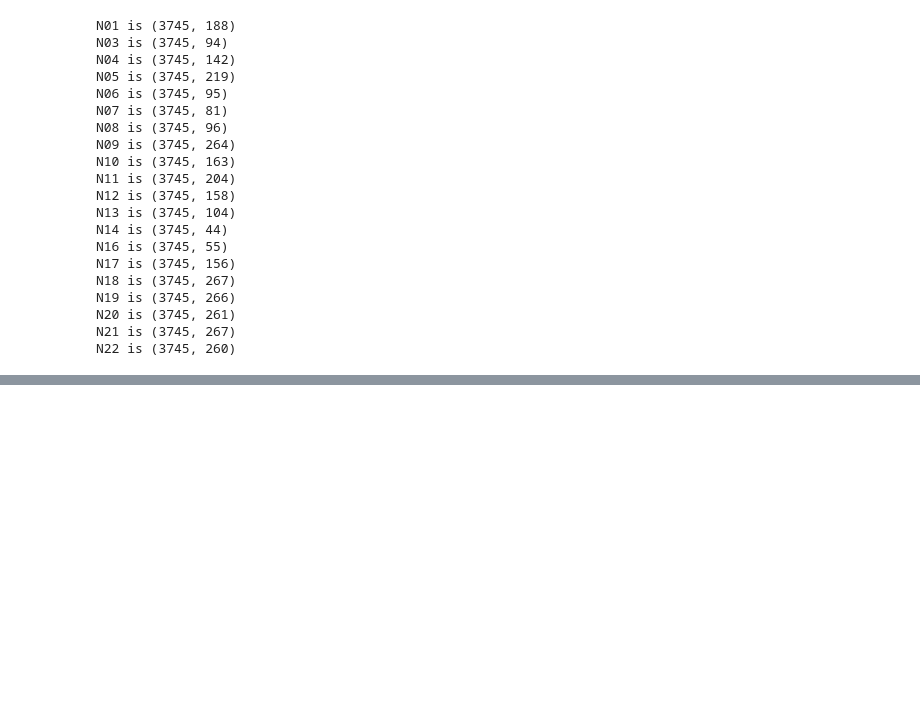
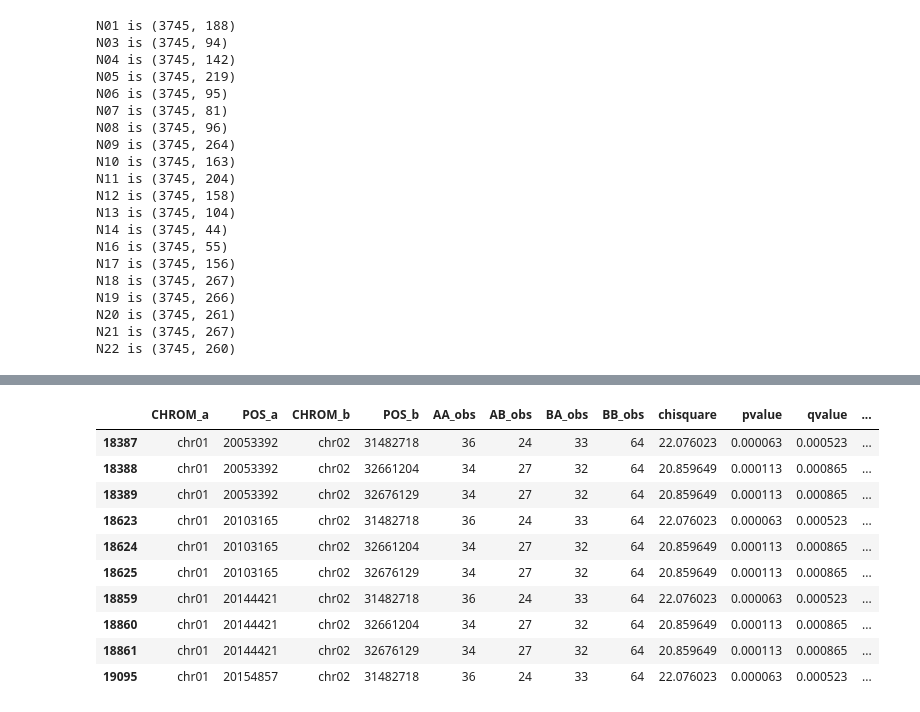
Before and after one commit to danshea/IwateBiotechnologyResearchCenter, a Jupyter notebook: Interchromosomal_linkage_disequilibrium_testing.ipynb, the cells around one changed output, grey strips where cells are left out. Saved outputs shown, nothing was run; the diff lists cells and outputs as text; code cells hidden in the pictures; blank space fills up the shorter version.

```diff
--- a/Interchromosomal_linkage_disequilibrium_testing.ipynb
+++ b/Interchromosomal_linkage_disequilibrium_testing.ipynb
@@ -147,6 +178,22 @@ for key, f in zip(samples, founders):
 # %%
 # Only retrieve significant LD results
+# We only want results where alpha < 0.001
 significant_results = OrderedDict()
 for key in samples:
-    significant_results[key] = results[key].loc[results[key].significant == True, :].copy()
+    significant_results[key] = results[key].loc[(results[key].significant == True) & (results[key].qvalue < 0.001), :].copy()
+# %%
+# Do we have data?
+significant_results['N01'][0:10]
+# %% [output]
+|  | CHROM_a | POS_a | CHROM_b | POS_b | AA_obs | AB_obs | BA_obs | BB_obs | chisquare | pvalue | qvalue | ... |
+| 18387 | chr01 | 20053392 | chr02 | 31482718 | 36 | 24 | 33 | 64 | 22.076023 | 0.000063 | 0.000523 | ... |
+| 18388 | chr01 | 20053392 | chr02 | 32661204 | 34 | 27 | 32 | 64 | 20.859649 | 0.000113 | 0.000865 | ... |
+| 18389 | chr01 | 20053392 | chr02 | 32676129 | 34 | 27 | 32 | 64 | 20.859649 | 0.000113 | 0.000865 | ... |
+| 18623 | chr01 | 20103165 | chr02 | 31482718 | 36 | 24 | 33 | 64 | 22.076023 | 0.000063 | 0.000523 | ... |
+| 18624 | chr01 | 20103165 | chr02 | 32661204 | 34 | 27 | 32 | 64 | 20.859649 | 0.000113 | 0.000865 | ... |
+| 18625 | chr01 | 20103165 | chr02 | 32676129 | 34 | 27 | 32 | 64 | 20.859649 | 0.000113 | 0.000865 | ... |
+| 18859 | chr01 | 20144421 | chr02 | 31482718 | 36 | 24 | 33 | 64 | 22.076023 | 0.000063 | 0.000523 | ... |
+| 18860 | chr01 | 20144421 | chr02 | 32661204 | 34 | 27 | 32 | 64 | 20.859649 | 0.000113 | 0.000865 | ... |
+| 18861 | chr01 | 20144421 | chr02 | 32676129 | 34 | 27 | 32 | 64 | 20.859649 | 0.000113 | 0.000865 | ... |
+| 19095 | chr01 | 20154857 | chr02 | 31482718 | 36 | 24 | 33 | 64 | 22.076023 | 0.000063 | 0.000523 | ... |
 # %%
```
Also changed, not shown: parts of 10 cells of this notebook.
